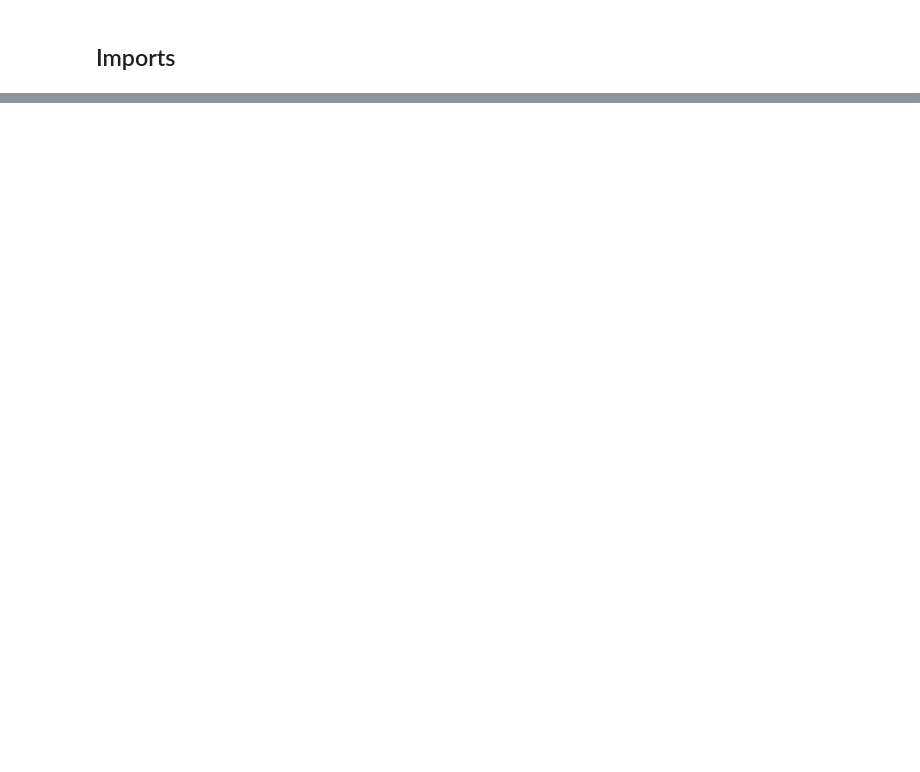
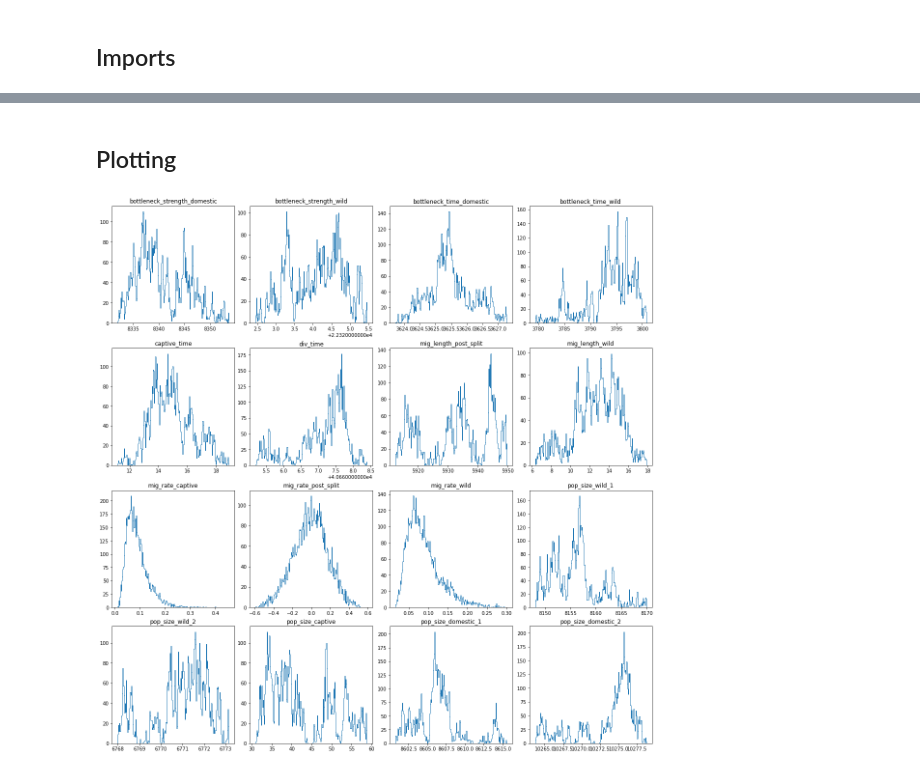
Before and after one commit to JJMorton/wildcats, a Jupyter notebook: scripts/snle.ipynb, the cells around one changed output, grey strips where cells are left out. Drawn from its saved outputs; the diff is of its cells as text; code cells hidden in the pictures; blank space fills up the shorter version.

```diff
--- a/scripts/snle.ipynb
+++ b/scripts/snle.ipynb
@@ -163,0 +123,18 @@ _ = analysis.pairplot(posterior_samples, figsize=(5,5))
+# %% [markdown]
+## Plotting
+# %%
+posterior_samples = pd.read_csv(samples_file, index_col=0).values
+# %%
+num_cols = 4
+num_rows = int(np.ceil(posterior_samples.shape[1] / num_cols))
+fig, axes = plt.subplots(num_rows, num_cols, constrained_layout=True, figsize=(4 * num_cols, 4 * num_rows))
+
+for ax, param, samples in zip(axes.flat, dists.keys(), np.array(posterior_samples).T):
+#     low, high = priors.get_prior_limits(param)
+    low, high = (samples.min(), samples.max())
+    if high == low: high += 1
+    ax.hist(samples, histtype='step', bins=np.arange(low, high, (high - low) / 200))
+    ax.set_title(param)
+plt.show()
+# %% [output]
+[figure, added]
```
Also changed, not shown: parts of 20 cells of this notebook, 1 other file.
